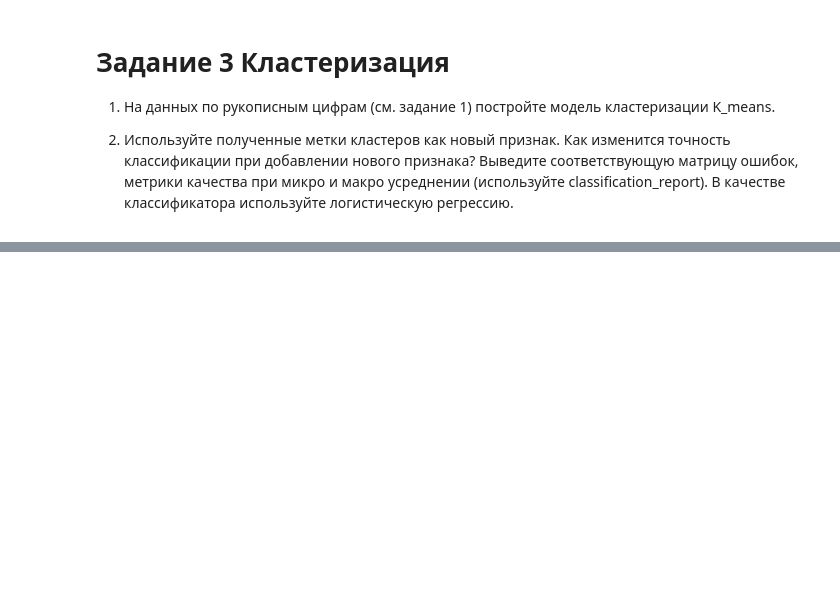
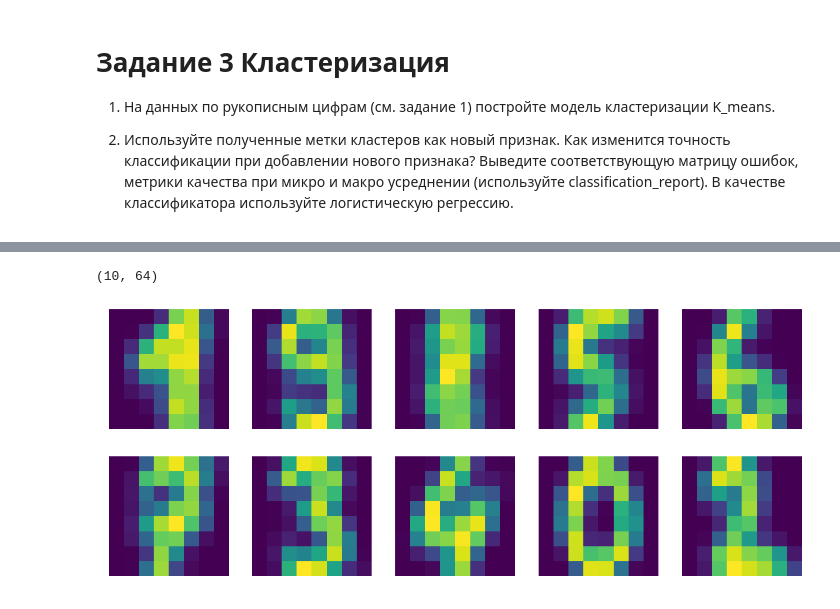
Before and after one commit to BobrG/IreneGit, a Jupyter notebook: ML_Homework_2.ipynb, the cells around one changed output, grey strips where cells are left out. Cells and saved outputs as stored; diff of their text form; code cells hidden in the pictures; blank space fills up the shorter version.

```diff
--- a/ML_Homework_2.ipynb
+++ b/ML_Homework_2.ipynb
@@ -326,0 +392,8 @@ $$
+# %%
+km = KMeans(n_clusters=10)
+km.fit(X_train, y_train)
+print(km.cluster_centers_.shape)
+show_pics(km.cluster_centers_.reshape((-1, 8, 8)), 5, 2)
+# %% [output]
+(10, 64)
+[figure, added]
```
Also changed, not shown: parts of 11 cells of this notebook.
